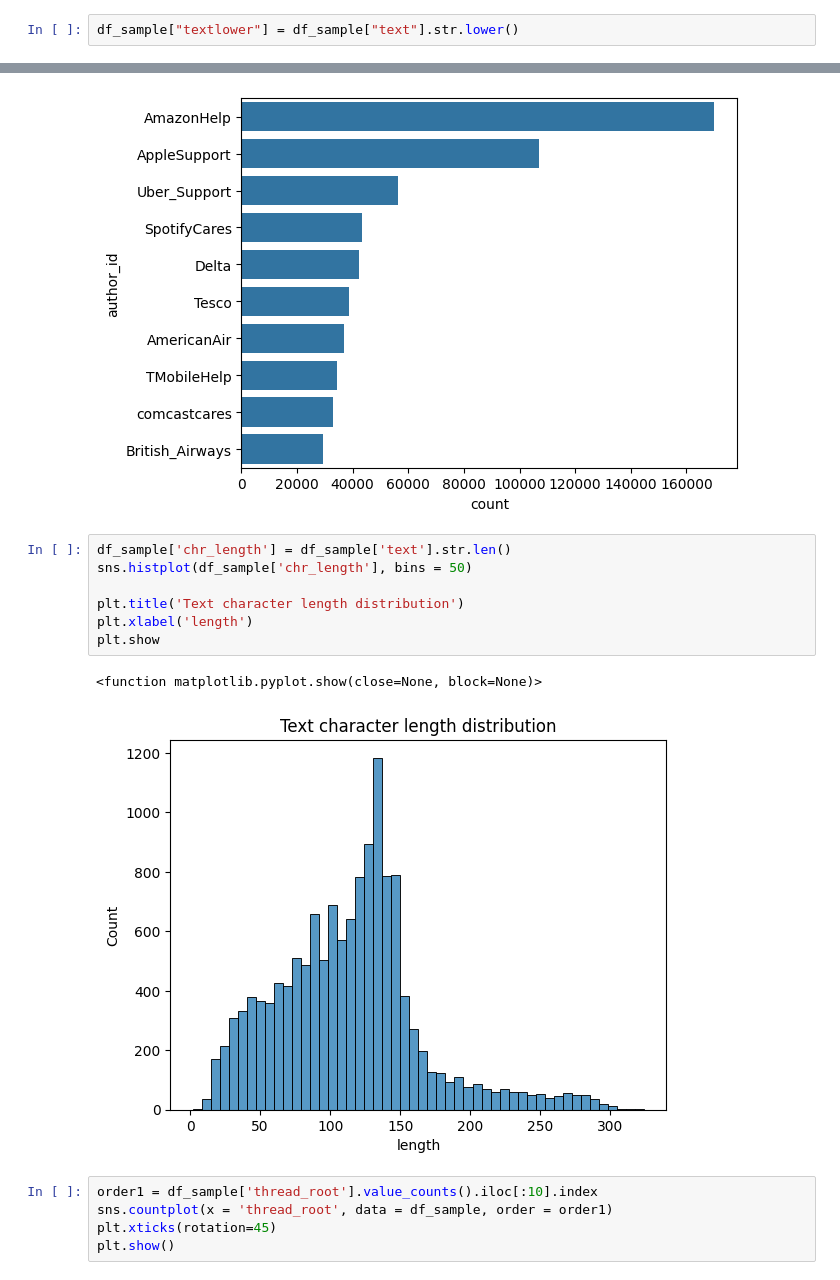
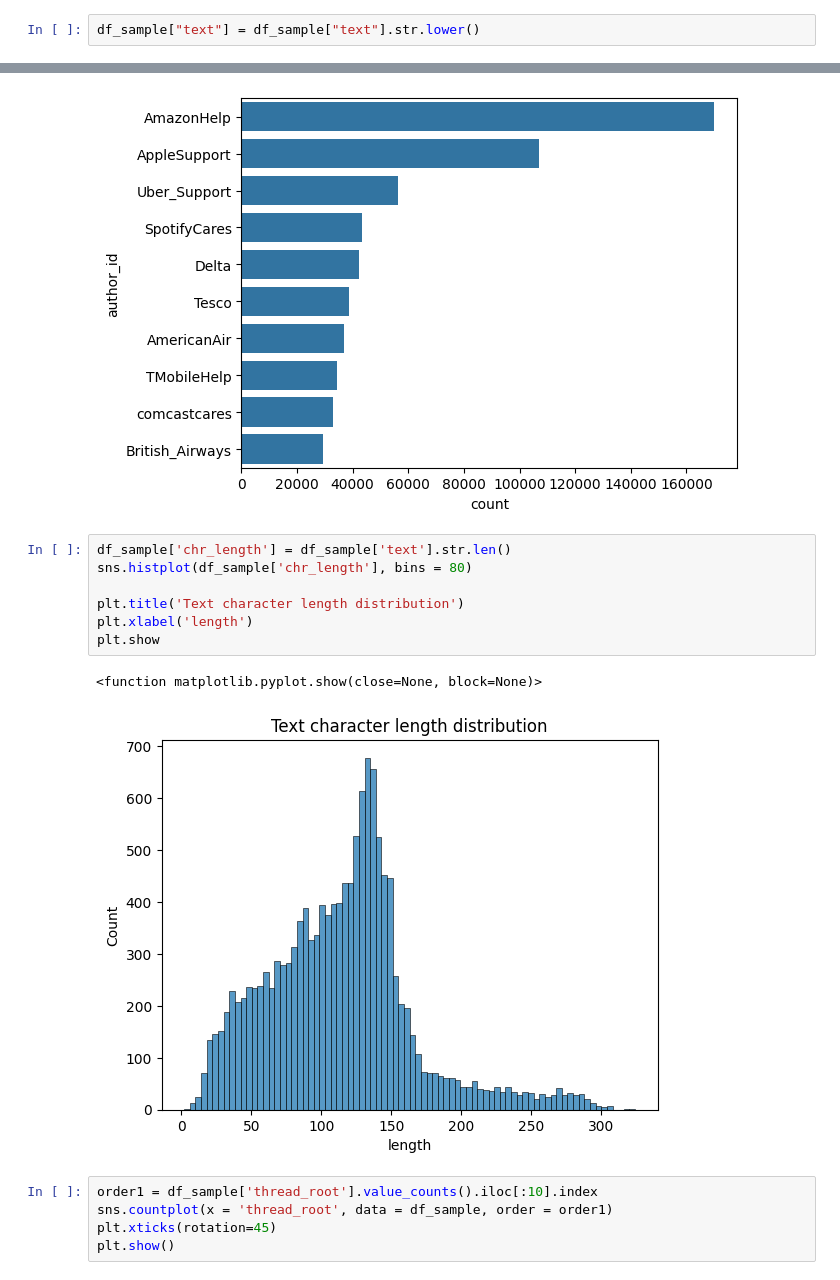
Before and after one commit to rudimentos/Social-Media_Machine-Learning_project, a Jupyter notebook: twcs_jyp.ipynb, the cells around one changed output, grey strips where cells are left out. Drawn from its saved outputs; the diff is of its cells as text.

```diff
--- a/twcs_jyp.ipynb
+++ b/twcs_jyp.ipynb
@@ -76,5 +76,5 @@ df_sample.head(10)
 # %%
-df_sample["textlower"] = df_sample["text"].str.lower()
+df_sample["text"] = df_sample["text"].str.lower()
 # %%
 df_sample['created_at'] = pd.to_datetime(df_sample['created_at'])
 df_sample = df_sample.sort_values(['thread_root', 'created_at'])
@@ -122,14 +122,14 @@ companies.head(5)
 [figure]
 # %%
 df_sample['chr_length'] = df_sample['text'].str.len()
-sns.histplot(df_sample['chr_length'], bins = 50)
+sns.histplot(df_sample['chr_length'], bins = 80)
 
 plt.title('Text character length distribution')
 plt.xlabel('length')
 plt.show
 # %% [output]
 <function matplotlib.pyplot.show(close=None, block=None)>
-[figure, old version]
+[figure, new version]
 # %%
 order1 = df_sample['thread_root'].value_counts().iloc[:10].index
 sns.countplot(x = 'thread_root', data = df_sample, order = order1)
```
Also changed, not shown: parts of 14 cells of this notebook.
